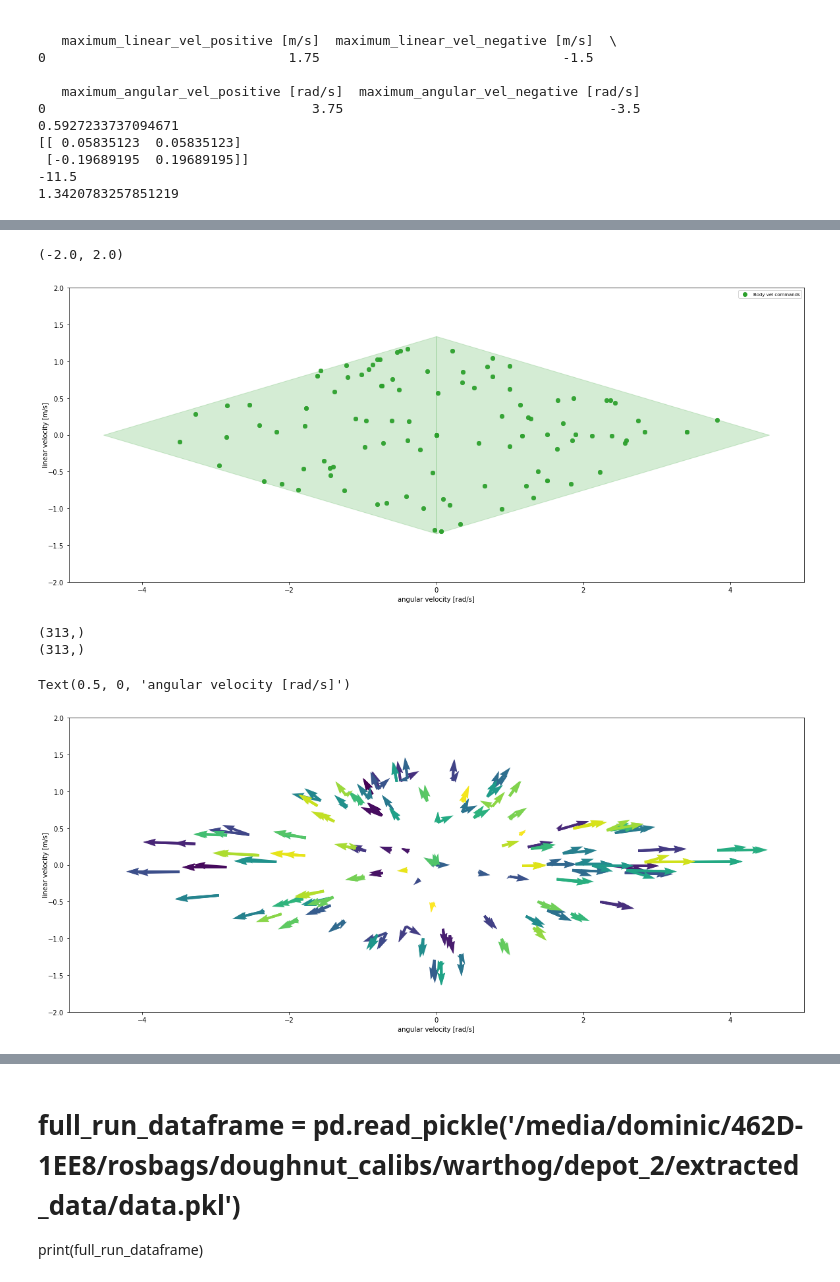
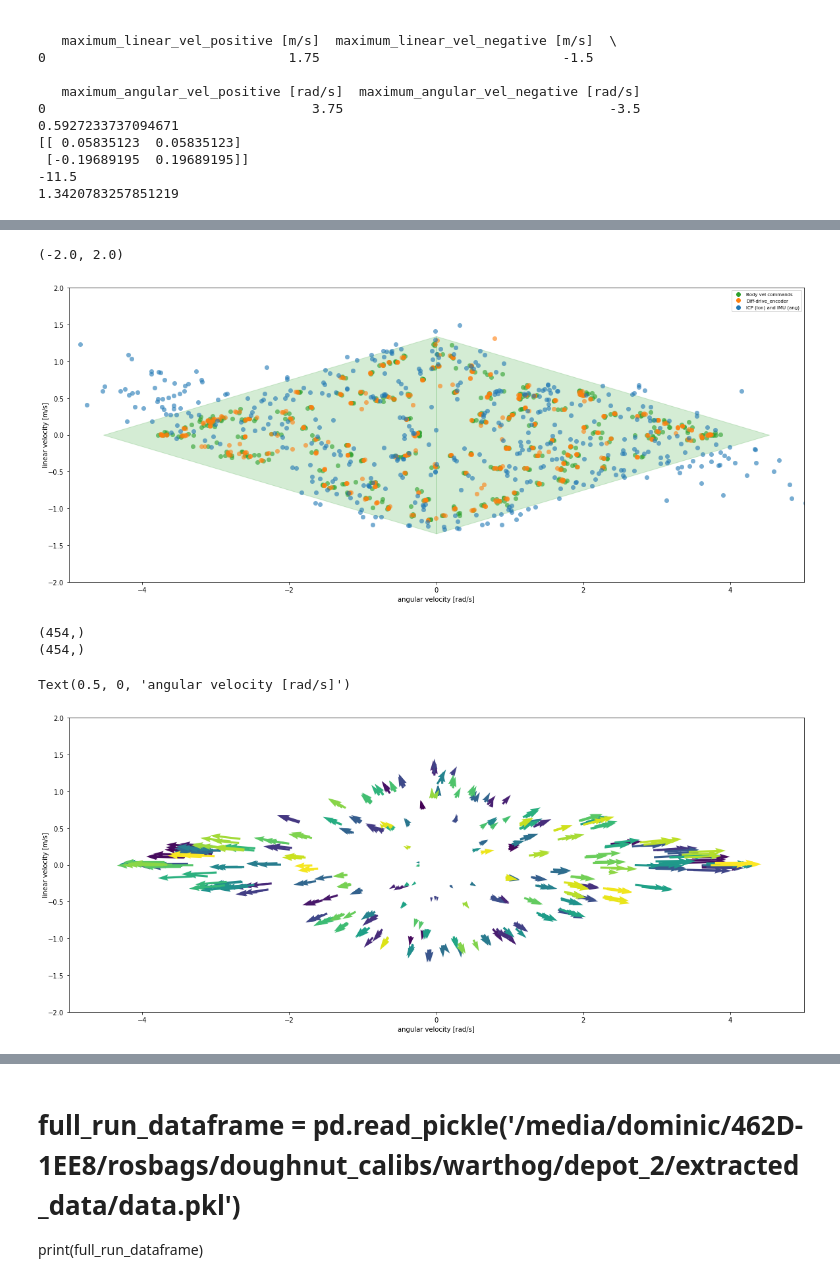
Before and after one commit to norlab-ulaval/norlab_WMRD, a Jupyter notebook: DB/plot_velocities.ipynb, the cells around one changed output, grey strips where cells are left out. Cells and saved outputs as stored; diff of their text form; code cells hidden in the pictures.

```diff
--- a/DB/plot_velocities.ipynb
+++ b/DB/plot_velocities.ipynb
@@ -15,5 +15,5 @@ from models.kinematic.ideal_diff_drive import Ideal_diff_drive
 # %%
-dataframe = pd.read_pickle('/home/dominic/repos/norlab_WMRD/data/marmotte/ga_8_12_2022_b/torch_dataset_all.pkl')
+dataframe = pd.read_pickle('/home/dominic/repos/norlab_WMRD/data/marmotte/grand_salon_12_12_a/torch_dataset_all.pkl')
 input_space_dataframe = pd.read_pickle('/home/dominic/repos/norlab_WMRD/data/marmotte/input_space/input_space_data.pkl')
 print(dataframe.columns)
 # %% [output]
@@ -194,7 +221,7 @@ ax.fill_between(char_angular_vel_linspace_positive, char_q2_vel_linspace, y2=cha
 
 alpha_plot = 0.6
 
-cmd = ax.scatter(cmd_omega_steady_state, cmd_vx_steady_state,
+cmd = ax.scatter(cmd_omega_steady_state_array, cmd_vx_steady_state_array,
                   c = 'C2',
                   cmap = 'hot',
                   alpha = alpha_plot,
@@ -203,14 +230,14 @@ cmd = ax.scatter(cmd_omega_steady_state, cmd_vx_steady_state,
                   label='Body vel commands',
                  rasterized=True)
 
-# encoder = ax.scatter(encoder_omega_steady_state, encoder_vx_steady_state,
-#                   c = 'tab:orange',
-#                   cmap = 'hot',
-#                   alpha = alpha_plot,
-#                   lw=0,
-#                   s=50,
-#                   label='Diff-drive_encoder',
-#                  rasterized=True)
+encoder = ax.scatter(encoder_omega_steady_state_array, encoder_vx_steady_state_array,
+                  c = 'tab:orange',
+                  cmap = 'hot',
+                  alpha = alpha_plot,
+                  lw=0,
+                  s=50,
+                  label='Diff-drive_encoder',
+                 rasterized=True)
 
 # input_space_aware = ax.scatter(calibrated_diff_drive_steady_state[:, 1], calibrated_diff_drive_steady_state[:, 0],
 #                   c = 'tab:red',
@@ -231,14 +258,14 @@ cmd = ax.scatter(cmd_omega_steady_state, cmd_vx_steady_state,
 #                   label='uniform sampling',
 #                  rasterized=True)
 
-# icp = ax.scatter(icp_omega_steady_state, icp_vx_steady_state,
-#                   c = 'C0',
-#                   cmap = 'hot',
-#                   alpha = alpha_plot,
-#                   lw=0,
-#                   s=50,
-#                   label='ICP (lon) and IMU (ang)',
-#                  rasterized=True)
+icp = ax.scatter(icp_omega_steady_state, icp_vx_steady_state,
+                  c = 'C0',
+                  cmap = 'hot',
+                  alpha = alpha_plot,
+                  lw=0,
+                  s=50,
+                  label='ICP (lon) and IMU (ang)',
+                 rasterized=True)
 
 
 
@@ -263,31 +290,31 @@ ax.set_ylim(-2, 2.0)
 # fig.set_size_inches(width, height)
 # %% [output]
 (-2.0, 2.0)
-[figure, old version]
+[figure, new version]
 # %%
-print(cmd_vx_steady_state.shape)
-print(encoder_vx_steady_state.shape)
+print(cmd_vx_steady_state_array.shape)
+print(encoder_vx_steady_state_array.shape)
 
-time_vec = np.linspace(0, encoder_omega_steady_state.shape[0], encoder_omega_steady_state.shape[0])
+time_vec = np.linspace(0, encoder_omega_steady_state_array.shape[0], encoder_omega_steady_state_array.shape[0])
 
 plt.figure(figsize=(20,10))
 ax = plt.gca()
 fig = plt.gcf()
 
 ax.set_aspect('equal', 'box')
 
-ax.quiver(cmd_omega_steady_state, cmd_vx_steady_state, encoder_omega_steady_state, encoder_vx_steady_state, time_vec)
+ax.quiver(cmd_omega_steady_state_array, cmd_vx_steady_state_array, encoder_omega_steady_state_array, encoder_vx_steady_state_array, time_vec)
 
 ax.set_xlim(-5, 5)
 ax.set_ylim(-2, 2.0)
 
 ax.set_ylabel('linear velocity [m/s]', labelpad=-2)
 ax.set_xlabel('angular velocity [rad/s]')
 # %% [output]
-(313,)
-(313,)
+(454,)
+(454,)
 Text(0.5, 0, 'angular velocity [rad/s]')
-[figure, old version]
+[figure, new version]
 # %%
 command_encoder_error_vector = np.zeros(cmd_vx_steady_state.shape[0])
 
```
Also changed, not shown: parts of 12 cells of this notebook, 23 other files.
